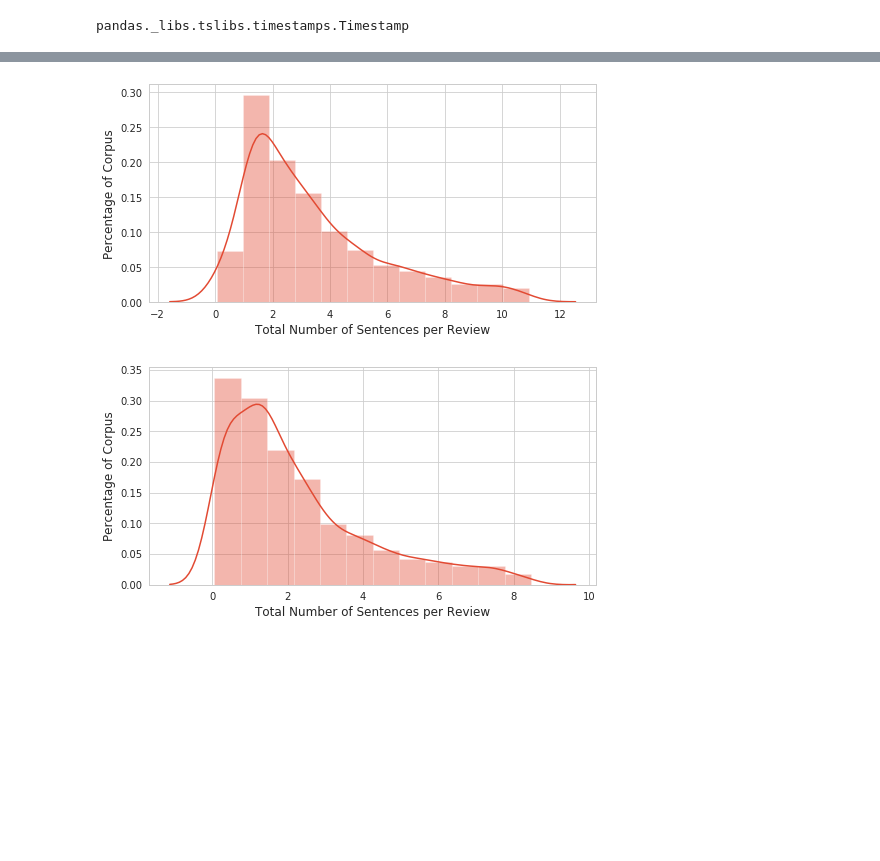
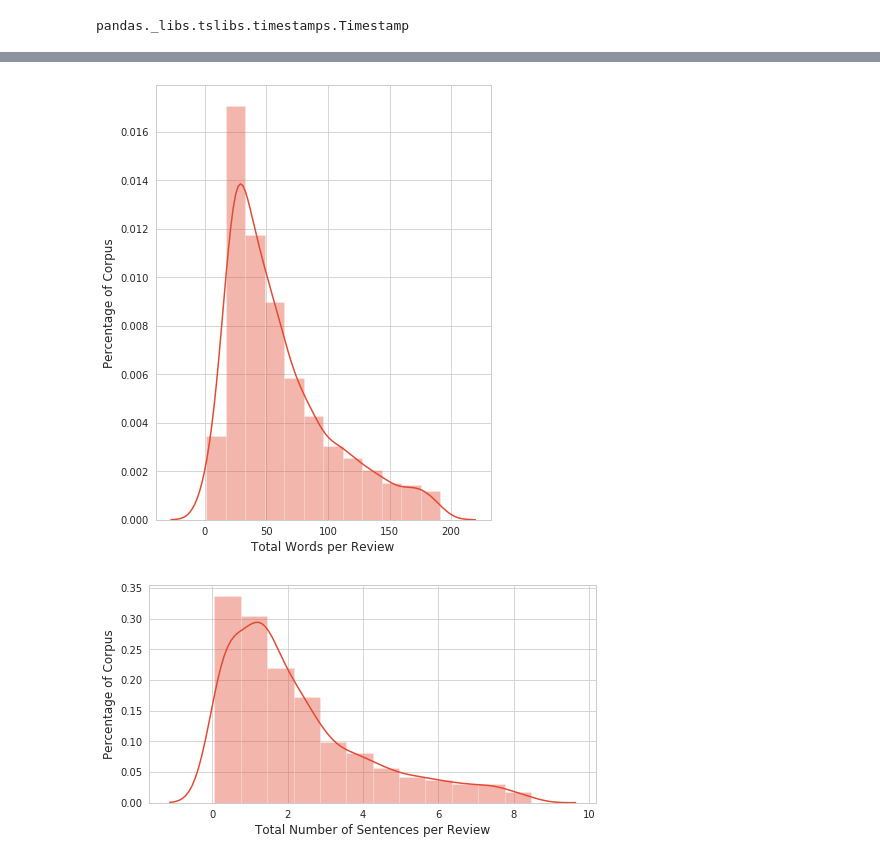
Before and after one commit to GrilledJeez/amazon_product_feature_analysis, a Jupyter notebook: EDA_&_Data_wrangling.ipynb, the cells around one changed output, grey strips where cells are left out. Saved outputs shown, nothing was run; the diff lists cells and outputs as text; code cells hidden in the pictures; blank space fills up the shorter version.

```diff
--- a/EDA_&_Data_wrangling.ipynb
+++ b/EDA_&_Data_wrangling.ipynb
@@ -143,11 +139,11 @@ review_words3 = review_text3.str.split().str.len()
 # %%
 word_std1=np.std(review_words1)
-fig, ax = plt.subplots(figsize=(8,4))
-sns.distplot(review_words1[(review_words1<(2*word_std1))]/17.5, bins=12)
-ax.set(xlabel= "Total Number of Sentences per Review", ylabel="Percentage of Corpus")
+fig, ax = plt.subplots(figsize=(6,8))
+sns.distplot(review_words1[(review_words1<(2*word_std1))], bins=12)
+ax.set(xlabel= "Total Words per Review", ylabel="Percentage of Corpus")
 plt.show()
 # %% [output]
-[figure, old version]
+[figure, new version]
 # %%
 word_std2=np.std(review_words2)
 fig, ax = plt.subplots(figsize=(8,4))
```
Also changed, not shown: parts of 29 cells of this notebook, 7 other files.
